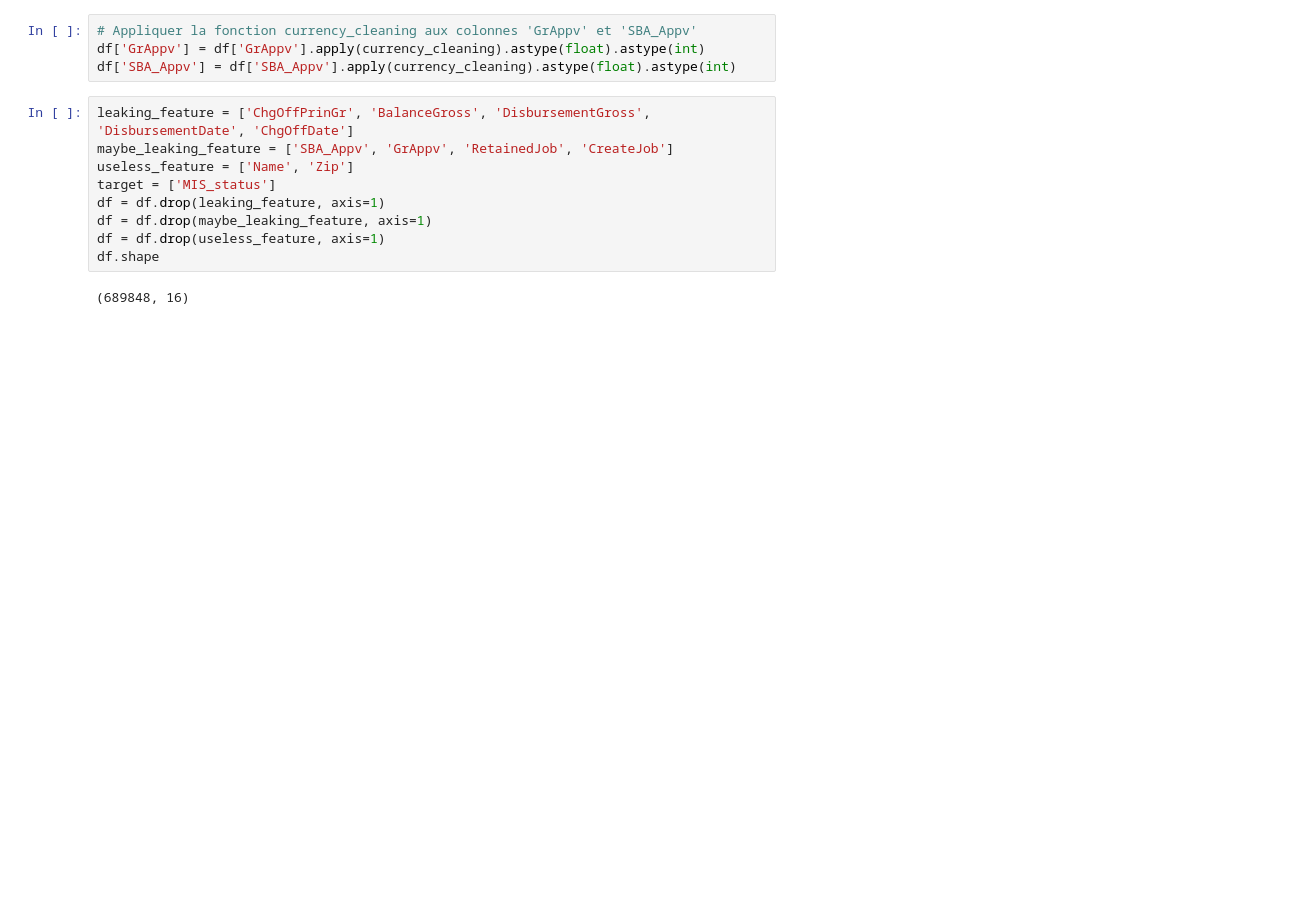
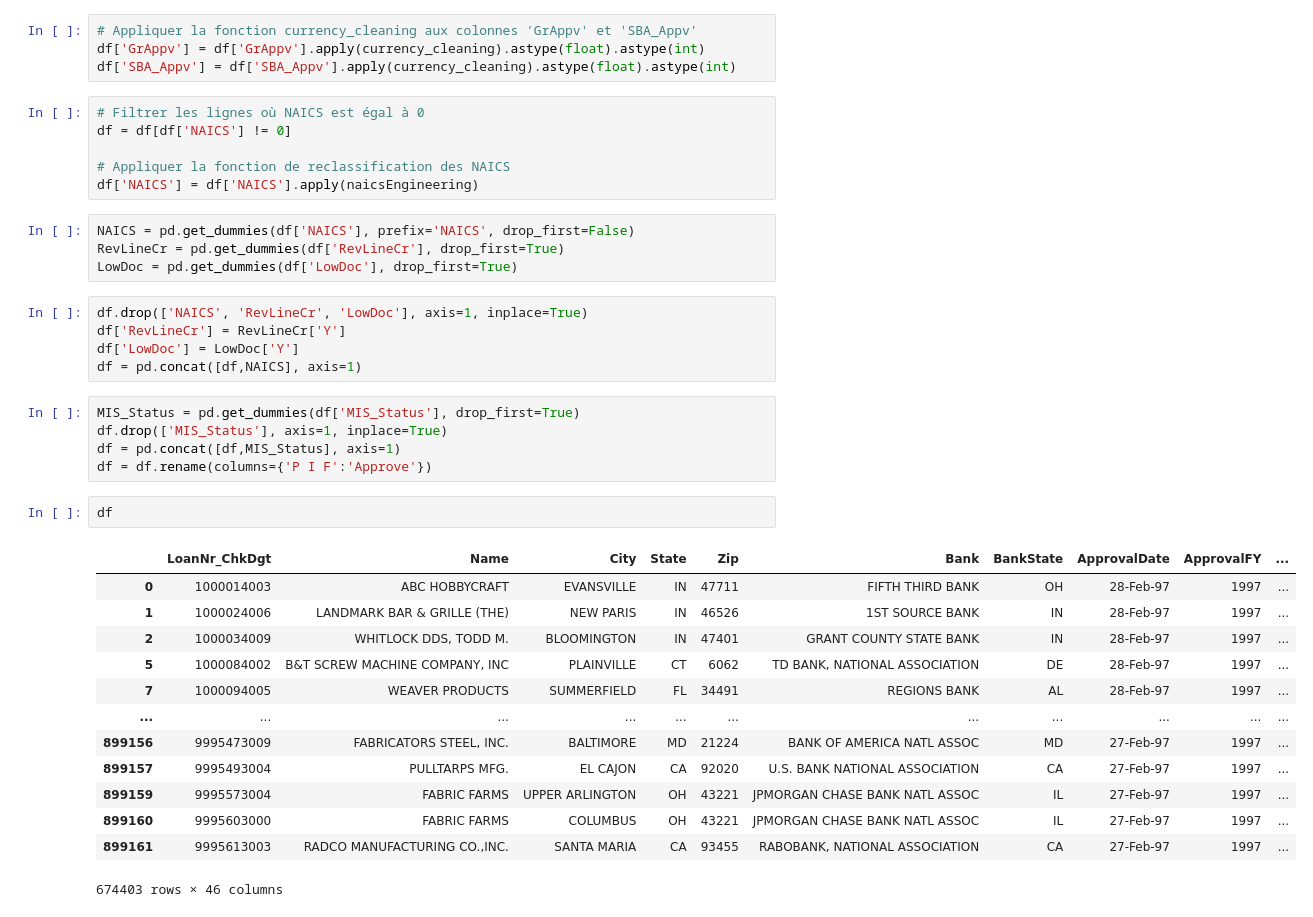
Before and after one commit to AFlo59/Model_pret, a Jupyter notebook: Model/Model_1.ipynb, the cells around one changed output. Drawn from its saved outputs; the diff is of its cells as text; blank space fills up the shorter version.

```diff
--- a/Model/Model_1.ipynb
+++ b/Model/Model_1.ipynb
@@ -255,17 +233,42 @@ Name: LowDoc, dtype: int64
 # Appliquer la fonction currency_cleaning aux colonnes 'GrAppv' et 'SBA_Appv'
 df['GrAppv'] = df['GrAppv'].apply(currency_cleaning).astype(float).astype(int)
 df['SBA_Appv'] = df['SBA_Appv'].apply(currency_cleaning).astype(float).astype(int)
-# %%
-leaking_feature = ['ChgOffPrinGr', 'BalanceGross', 'DisbursementGross', 'DisbursementDate', 'ChgOffDate']
-maybe_leaking_feature = ['SBA_Appv', 'GrAppv', 'RetainedJob', 'CreateJob']
-useless_feature = ['Name', 'Zip']
-target = ['MIS_status']
-df = df.drop(leaking_feature, axis=1)
-df = df.drop(maybe_leaking_feature, axis=1)
-df = df.drop(useless_feature, axis=1)
-df.shape
-# %% [output]
-(689848, 16)
+# %%
+# Filtrer les lignes où NAICS est égal à 0
+df = df[df['NAICS'] != 0]
+
+# Appliquer la fonction de reclassification des NAICS
+df['NAICS'] = df['NAICS'].apply(naicsEngineering)
+# %%
+NAICS = pd.get_dummies(df['NAICS'], prefix='NAICS', drop_first=False)
+RevLineCr = pd.get_dummies(df['RevLineCr'], drop_first=True)
+LowDoc = pd.get_dummies(df['LowDoc'], drop_first=True)
+# %%
+df.drop(['NAICS', 'RevLineCr', 'LowDoc'], axis=1, inplace=True)
+df['RevLineCr'] = RevLineCr['Y']
+df['LowDoc'] = LowDoc['Y']
+df = pd.concat([df,NAICS], axis=1)
+# %%
+MIS_Status = pd.get_dummies(df['MIS_Status'], drop_first=True)
+df.drop(['MIS_Status'], axis=1, inplace=True)
+df = pd.concat([df,MIS_Status], axis=1)
+df = df.rename(columns={'P I F':'Approve'})
+# %%
+df
+# %% [output]
+|  | LoanNr_ChkDgt | Name | City | State | Zip | Bank | BankState | ApprovalDate | ApprovalFY | ... |
+| 0 | 1000014003 | ABC HOBBYCRAFT | EVANSVILLE | IN | 47711 | FIFTH THIRD BANK | OH | 28-Feb-97 | 1997 | ... |
+| 1 | 1000024006 | LANDMARK BAR & GRILLE (THE) | NEW PARIS | IN | 46526 | 1ST SOURCE BANK | IN | 28-Feb-97 | 1997 | ... |
+| 2 | 1000034009 | WHITLOCK DDS, TODD M. | BLOOMINGTON | IN | 47401 | GRANT COUNTY STATE BANK | IN | 28-Feb-97 | 1997 | ... |
+| 5 | 1000084002 | B&T SCREW MACHINE COMPANY, INC | PLAINVILLE | CT | 6062 | TD BANK, NATIONAL ASSOCIATION | DE | 28-Feb-97 | 1997 | ... |
+| 7 | 1000094005 | WEAVER PRODUCTS | SUMMERFIELD | FL | 34491 | REGIONS BANK | AL | 28-Feb-97 | 1997 | ... |
+| ... | ... | ... | ... | ... | ... | ... | ... | ... | ... | ... |
+| 899156 | 9995473009 | FABRICATORS STEEL, INC. | BALTIMORE | MD | 21224 | BANK OF AMERICA NATL ASSOC | MD | 27-Feb-97 | 1997 | ... |
+| 899157 | 9995493004 | PULLTARPS MFG. | EL CAJON | CA | 92020 | U.S. BANK NATIONAL ASSOCIATION | CA | 27-Feb-97 | 1997 | ... |
+| 899159 | 9995573004 | FABRIC FARMS | UPPER ARLINGTON | OH | 43221 | JPMORGAN CHASE BANK NATL ASSOC | IL | 27-Feb-97 | 1997 | ... |
+| 899160 | 9995603000 | FABRIC FARMS | COLUMBUS | OH | 43221 | JPMORGAN CHASE BANK NATL ASSOC | IL | 27-Feb-97 | 1997 | ... |
+| 899161 | 9995613003 | RADCO MANUFACTURING CO.,INC. | SANTA MARIA | CA | 93455 | RABOBANK, NATIONAL ASSOCIATION | CA | 27-Feb-97 | 1997 | ... |
+674403 rows × 46 columns
 # %%
 duplicates = df[df.duplicated()]
 print(duplicates)
```
Also changed, not shown: parts of 20 cells of this notebook, 4 other files.
